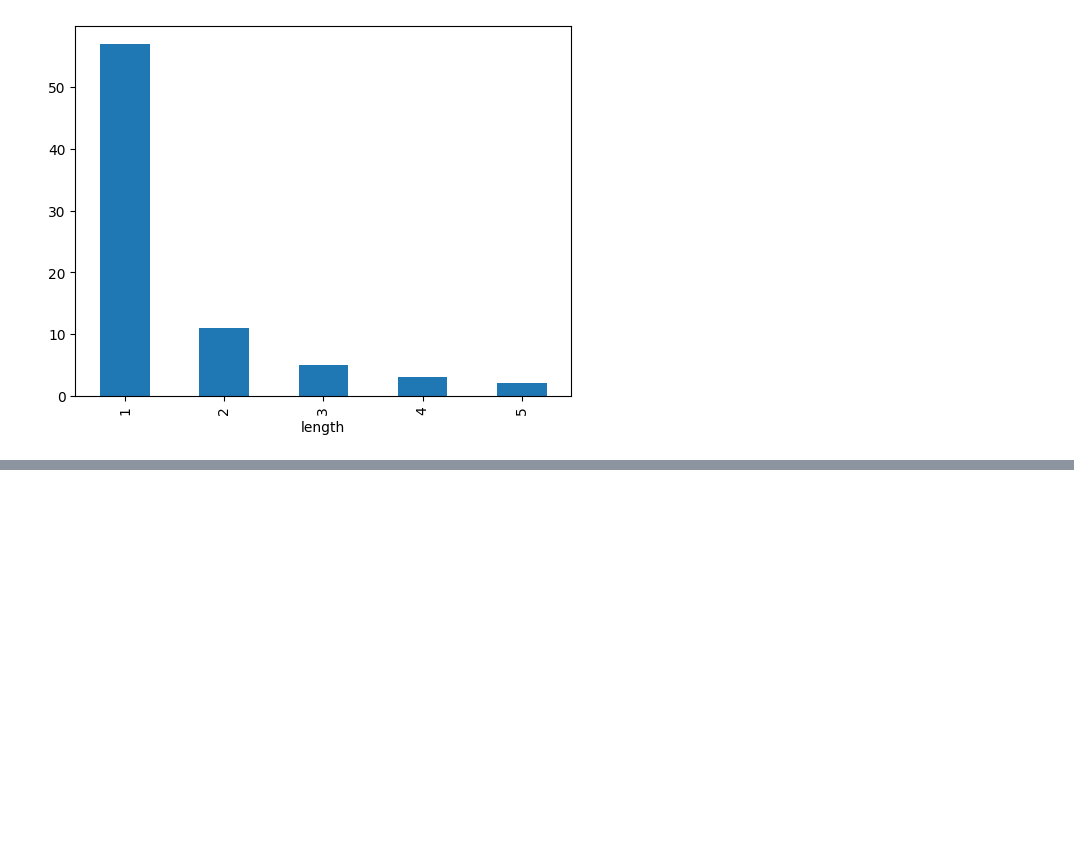
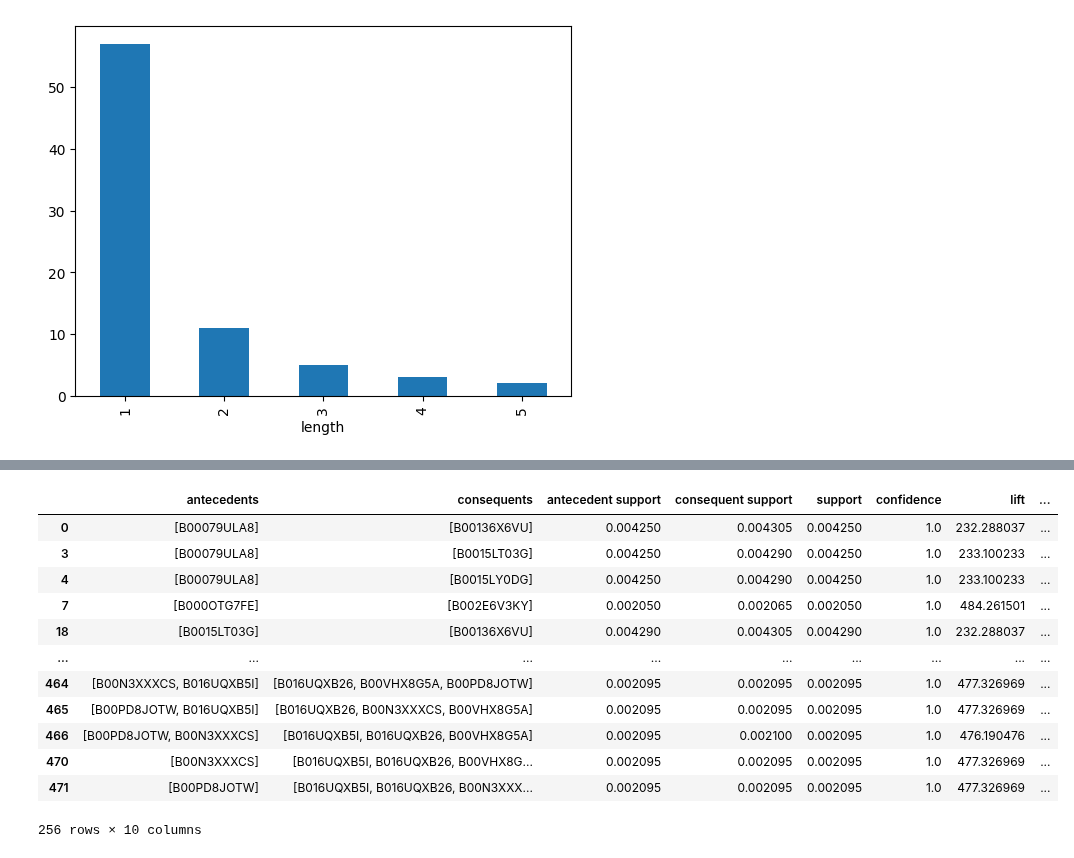
Before and after one commit to ElouanV/amazon_eda, a Jupyter notebook: notebooks/simple_pattern_mining.ipynb, the cells around one changed output, grey strips where cells are left out. Cells and saved outputs as stored; diff of their text form; code cells hidden in the pictures; blank space fills up the shorter version.

```diff
--- a/notebooks/simple_pattern_mining.ipynb
+++ b/notebooks/simple_pattern_mining.ipynb
@@ -174,0 +216,20 @@ rules
+# %%
+# Change the rules['antecedents'] and rules['consequents'] columns to lists
+rules['antecedents'] = rules['antecedents'].apply(lambda x: list(x))
+rules['consequents'] = rules['consequents'].apply(lambda x: list(x))
+# %%
+rules[rules['confidence'] >= 1]
+# %% [output]
+|  | antecedents | consequents | antecedent support | consequent support | support | confidence | lift | ... |
+| 0 | [B00079ULA8] | [B00136X6VU] | 0.004250 | 0.004305 | 0.004250 | 1.0 | 232.288037 | ... |
+| 3 | [B00079ULA8] | [B0015LT03G] | 0.004250 | 0.004290 | 0.004250 | 1.0 | 233.100233 | ... |
+| 4 | [B00079ULA8] | [B0015LY0DG] | 0.004250 | 0.004290 | 0.004250 | 1.0 | 233.100233 | ... |
+| 7 | [B000OTG7FE] | [B002E6V3KY] | 0.002050 | 0.002065 | 0.002050 | 1.0 | 484.261501 | ... |
+| 18 | [B0015LT03G] | [B00136X6VU] | 0.004290 | 0.004305 | 0.004290 | 1.0 | 232.288037 | ... |
+| ... | ... | ... | ... | ... | ... | ... | ... | ... |
+| 464 | [B00N3XXXCS, B016UQXB5I] | [B016UQXB26, B00VHX8G5A, B00PD8JOTW] | 0.002095 | 0.002095 | 0.002095 | 1.0 | 477.326969 | ... |
+| 465 | [B00PD8JOTW, B016UQXB5I] | [B016UQXB26, B00N3XXXCS, B00VHX8G5A] | 0.002095 | 0.002095 | 0.002095 | 1.0 | 477.326969 | ... |
+| 466 | [B00PD8JOTW, B00N3XXXCS] | [B016UQXB5I, B016UQXB26, B00VHX8G5A] | 0.002095 | 0.002100 | 0.002095 | 1.0 | 476.190476 | ... |
+| 470 | [B00N3XXXCS] | [B016UQXB5I, B016UQXB26, B00VHX8G... | 0.002095 | 0.002095 | 0.002095 | 1.0 | 477.326969 | ... |
+| 471 | [B00PD8JOTW] | [B016UQXB5I, B016UQXB26, B00N3XXX... | 0.002095 | 0.002095 | 0.002095 | 1.0 | 477.326969 | ... |
+256 rows × 10 columns
```
Also changed, not shown: parts of 15 cells of this notebook, 5 other files.
